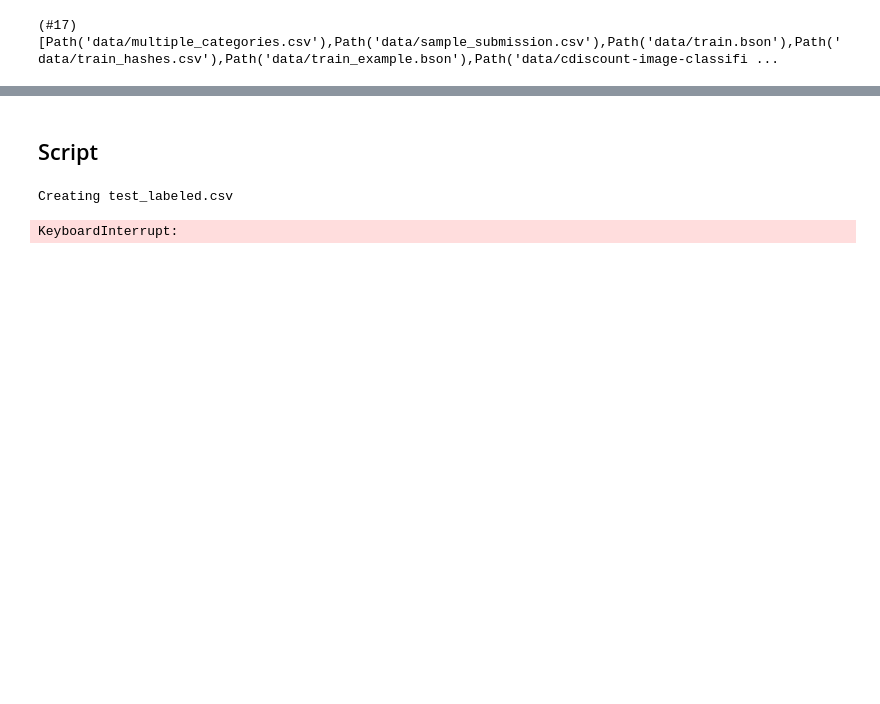
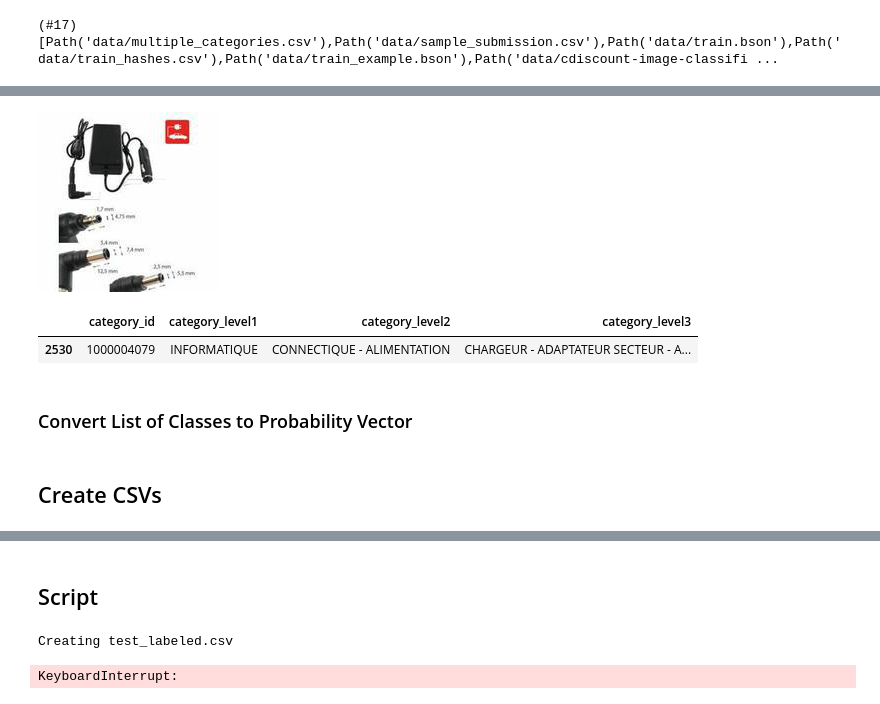
Before and after one commit to bwolfson97/cdiscount_image_classification, a Jupyter notebook: 02_process_duplicates_image_level.ipynb, the cells around one changed output, grey strips where cells are left out. Saved outputs shown, nothing was run; the diff lists cells and outputs as text; code cells hidden in the pictures; blank space fills up the shorter version.

```diff
--- a/02_process_duplicates_image_level.ipynb
+++ b/02_process_duplicates_image_level.ipynb
@@ -208,0 +139,13 @@ train_non_duplicated_df.head(), len(train_non_duplicated_df)
+# %%
+Image.open(path/"images"/"2_0.jpg")
+# %% [output]
+[figure, added]
+# %%
+df = pd.read_csv(path/"category_names.csv"); df[df.category_id == 1000004079]
+# %% [output]
+|  | category_id | category_level1 | category_level2 | category_level3 |
+| 2530 | 1000004079 | INFORMATIQUE | CONNECTIQUE - ALIMENTATION | CHARGEUR - ADAPTATEUR SECTEUR - A... |
+# %% [markdown]
+### Convert List of Classes to Probability Vector
+# %% [markdown]
+## Create CSVs
```
Also changed, not shown: parts of 58 cells of this notebook, 1 other file.
